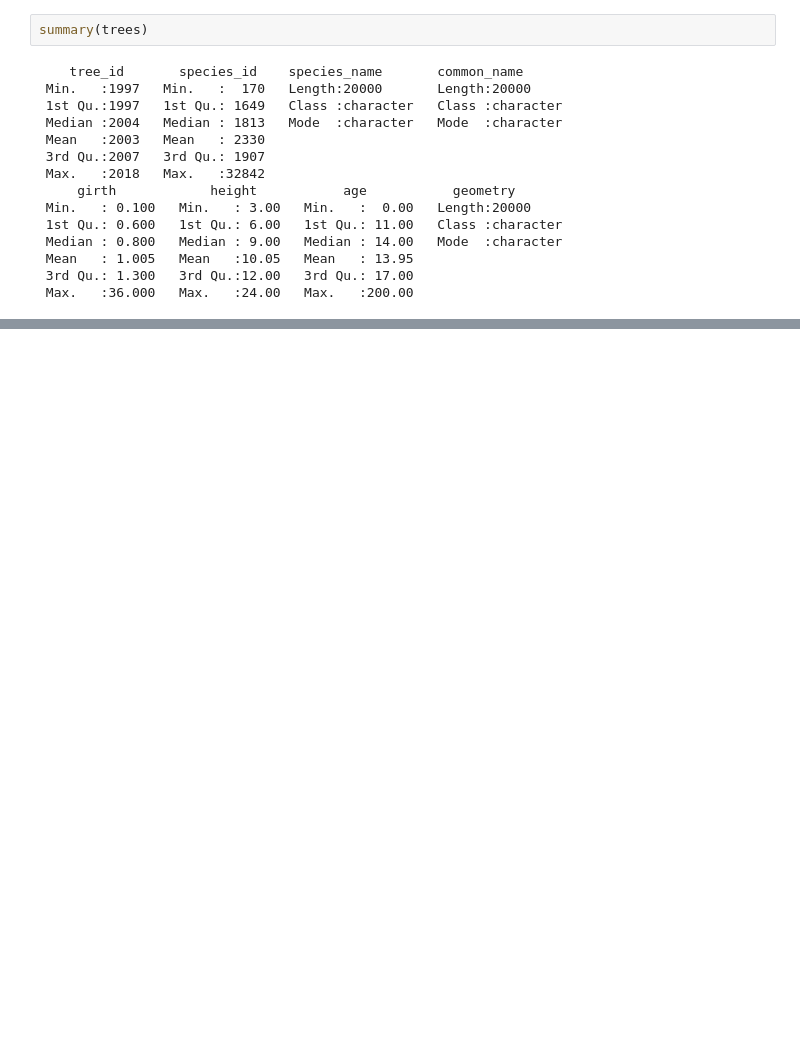
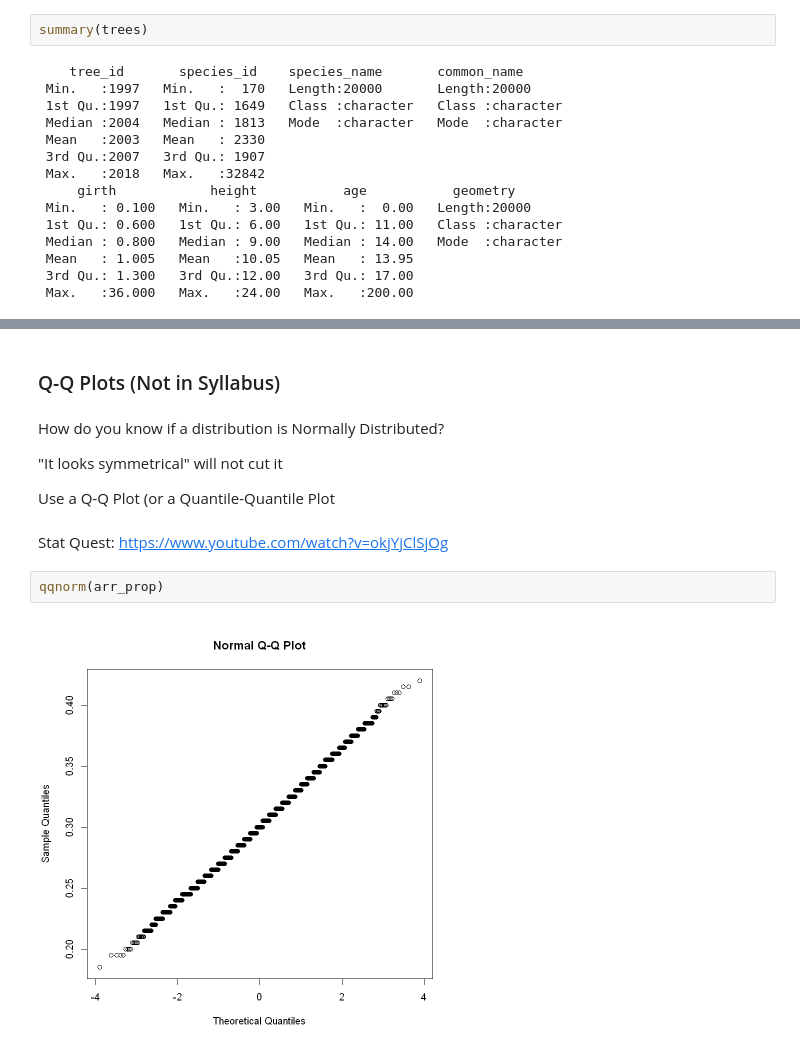
Before and after one commit to joel-quek/NUS, a Jupyter notebook: GEA1000 Tutorial 4/GEA1000 Tutorial 4 .ipynb, the cells around one changed output, grey strips where cells are left out. Cells and saved outputs as stored; diff of their text form; blank space fills up the shorter version.

```diff
--- a/GEA1000 Tutorial 4/GEA1000 Tutorial 4 .ipynb
+++ b/GEA1000 Tutorial 4/GEA1000 Tutorial 4 .ipynb
@@ -68,0 +142,14 @@ freq=FALSE)
+# %% [markdown]
+### Q-Q Plots (Not in Syllabus)
+# %% [markdown]
+How do you know if a distribution is Normally Distributed?
+
+"It looks symmetrical" will not cut it
+
+Use a Q-Q Plot (or a Quantile-Quantile Plot
+# %% [markdown]
+Stat Quest: https://www.youtube.com/watch?v=okjYjClSjOg
+# %%
+qqnorm(arr_prop)
+# %% [output]
+[figure, added]
```
Also changed, not shown: parts of 37 cells of this notebook, 30 other files.
